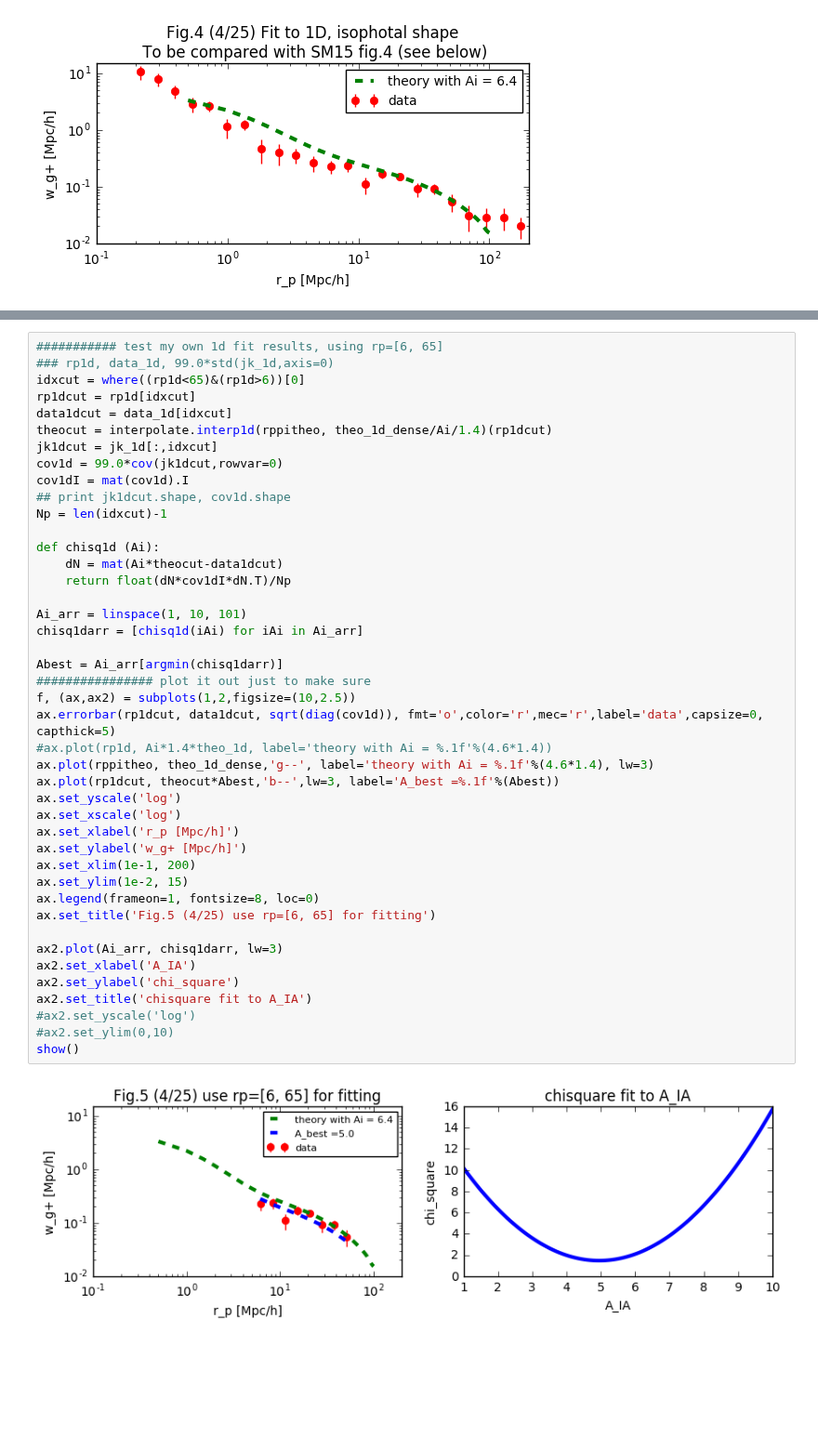
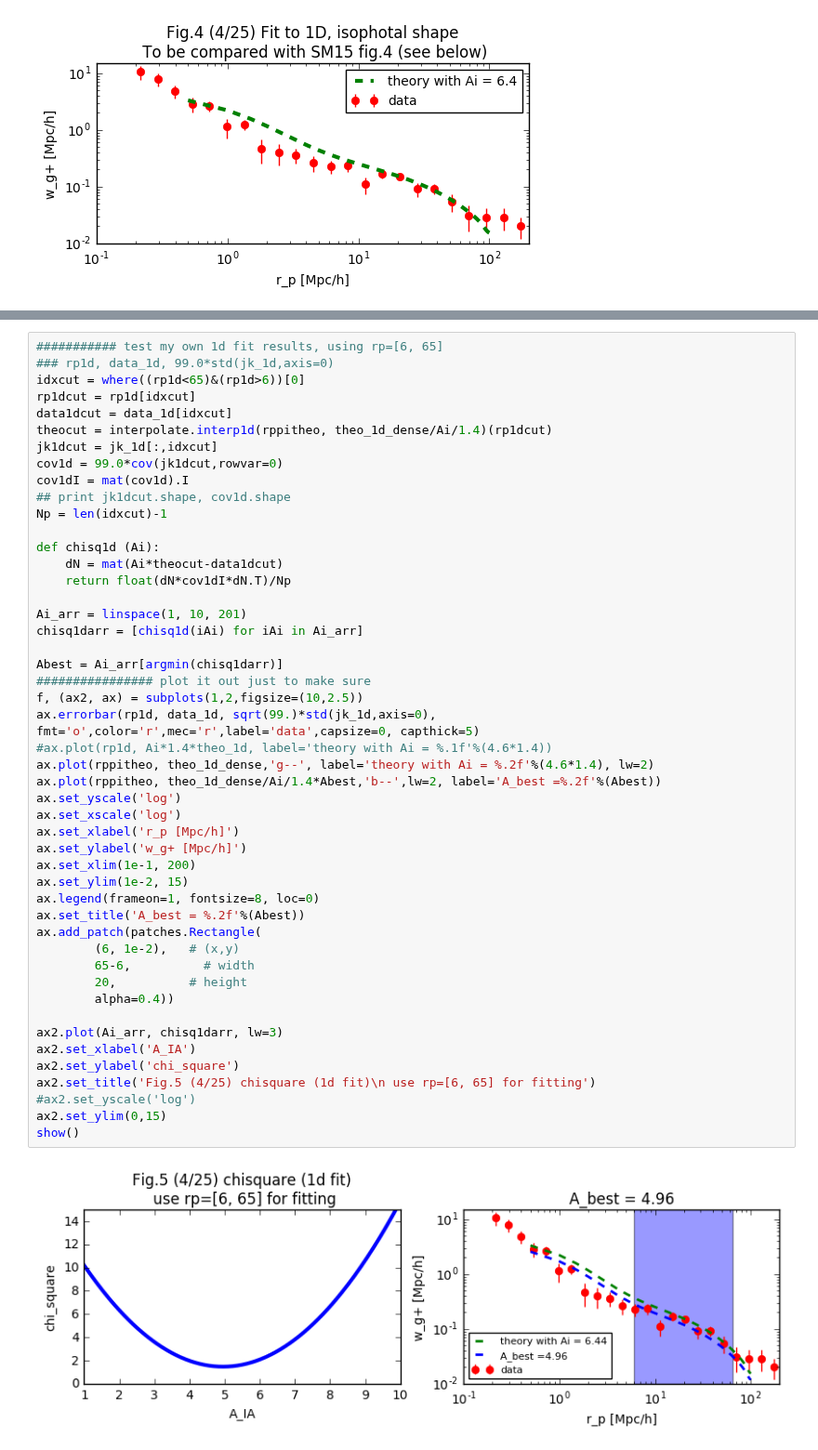
Before and after one commit to liuxx479/gplus, a Jupyter notebook: test_2d_fits.ipynb, the cells around one changed output, grey strips where cells are left out. Shown at 93% size. Drawn from its saved outputs; the diff is of its cells as text; blank space fills up the shorter version.

```diff
--- a/test_2d_fits.ipynb
+++ b/test_2d_fits.ipynb
@@ -252,39 +253,44 @@ data1dcut = data_1d[idxcut]
 theocut = interpolate.interp1d(rppitheo, theo_1d_dense/Ai/1.4)(rp1dcut)
 jk1dcut = jk_1d[:,idxcut]
 cov1d = 99.0*cov(jk1dcut,rowvar=0)
 cov1dI = mat(cov1d).I
 ## print jk1dcut.shape, cov1d.shape
 Np = len(idxcut)-1
 
 def chisq1d (Ai):
     dN = mat(Ai*theocut-data1dcut)
     return float(dN*cov1dI*dN.T)/Np
 
-Ai_arr = linspace(1, 10, 101)
+Ai_arr = linspace(1, 10, 201)
 chisq1darr = [chisq1d(iAi) for iAi in Ai_arr]
 
 Abest = Ai_arr[argmin(chisq1darr)]
 ################ plot it out just to make sure
-f, (ax,ax2) = subplots(1,2,figsize=(10,2.5))
-ax.errorbar(rp1dcut, data1dcut, sqrt(diag(cov1d)), fmt='o',color='r',mec='r',label='data',capsize=0, capthick=5)
+f, (ax2, ax) = subplots(1,2,figsize=(10,2.5))
+ax.errorbar(rp1d, data_1d, sqrt(99.)*std(jk_1d,axis=0), fmt='o',color='r',mec='r',label='data',capsize=0, capthick=5)
 #ax.plot(rp1d, Ai*1.4*theo_1d, label='theory with Ai = %.1f'%(4.6*1.4))
-ax.plot(rppitheo, theo_1d_dense,'g--', label='theory with Ai = %.1f'%(4.6*1.4), lw=3)
-ax.plot(rp1dcut, theocut*Abest,'b--',lw=3, label='A_best =%.1f'%(Abest))
+ax.plot(rppitheo, theo_1d_dense,'g--', label='theory with Ai = %.2f'%(4.6*1.4), lw=2)
+ax.plot(rppitheo, theo_1d_dense/Ai/1.4*Abest,'b--',lw=2, label='A_best =%.2f'%(Abest))
 ax.set_yscale('log')
 ax.set_xscale('log')
 ax.set_xlabel('r_p [Mpc/h]')
 ax.set_ylabel('w_g+ [Mpc/h]')
 ax.set_xlim(1e-1, 200)
 ax.set_ylim(1e-2, 15)
 ax.legend(frameon=1, fontsize=8, loc=0)
-ax.set_title('Fig.5 (4/25) use rp=[6, 65] for fitting')
+ax.set_title('A_best = %.2f'%(Abest))
+ax.add_patch(patches.Rectangle(
+        (6, 1e-2),   # (x,y)
+        65-6,          # width
+        20,          # height
+        alpha=0.4))
 
 ax2.plot(Ai_arr, chisq1darr, lw=3)
 ax2.set_xlabel('A_IA')
 ax2.set_ylabel('chi_square')
-ax2.set_title('chisquare fit to A_IA')
+ax2.set_title('Fig.5 (4/25) chisquare (1d fit)\n use rp=[6, 65] for fitting')
 #ax2.set_yscale('log')
-#ax2.set_ylim(0,10)
+ax2.set_ylim(0,15)
 show()
 # %% [output]
-[figure, old version]
+[figure, new version]
```
Also changed, not shown: parts of 5 cells of this notebook.
